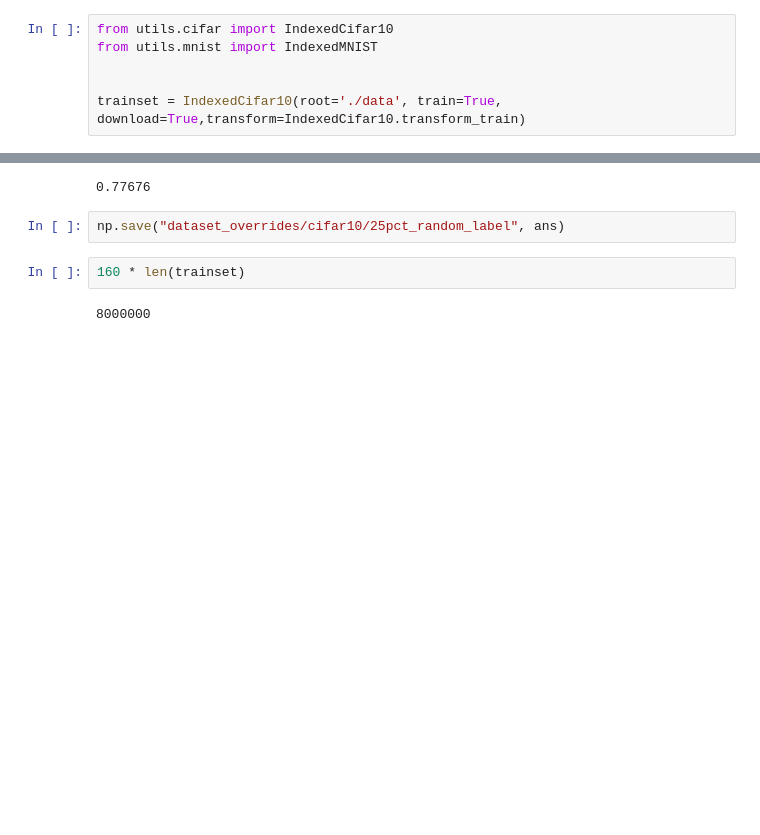
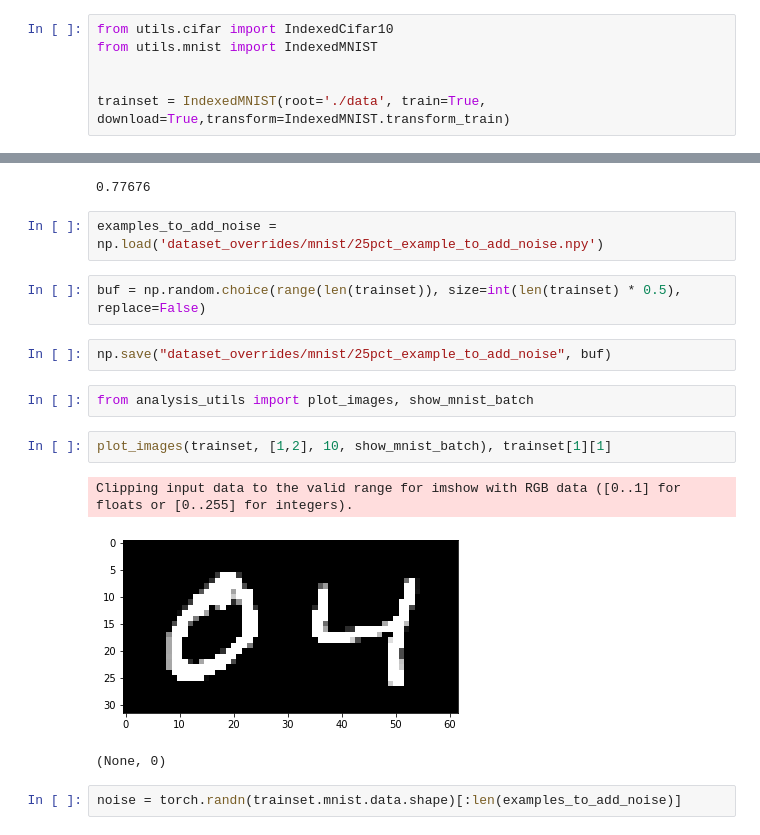
Before and after one commit to TengHu/TrainingDynamics, a Jupyter notebook: notebooks/SB.ipynb, the cells around one changed output, grey strips where cells are left out. Drawn from its saved outputs; the diff is of its cells as text; blank space fills up the shorter version.

```diff
--- a/notebooks/SB.ipynb
+++ b/notebooks/SB.ipynb
@@ -284,4 +284,4 @@ from utils.cifar import IndexedCifar10
 from utils.mnist import IndexedMNIST
 
 
-trainset = IndexedCifar10(root='./data', train=True, download=True,transform=IndexedCifar10.transform_train)
+trainset = IndexedMNIST(root='./data', train=True, download=True,transform=IndexedMNIST.transform_train)
@@ -294,9 +291,19 @@ ans = generate_random_labels(trainset, 0.25)
 np.mean([j[1] == ans[j[2]] for j in trainset])
 # %% [output]
 0.77676
+# %%
+examples_to_add_noise = np.load('dataset_overrides/mnist/25pct_example_to_add_noise.npy')
+# %%
+buf = np.random.choice(range(len(trainset)), size=int(len(trainset) * 0.5), replace=False)
 # %%
-np.save("dataset_overrides/cifar10/25pct_random_label", ans)
+np.save("dataset_overrides/mnist/25pct_example_to_add_noise", buf)
-# %%
-160 * len(trainset)
-# %% [output]
-8000000
+# %%
+from analysis_utils import plot_images, show_mnist_batch
+# %%
+plot_images(trainset, [1,2], 10, show_mnist_batch), trainset[1][1]
+# %% [output]
+Clipping input data to the valid range for imshow with RGB data ([0..1] for floats or [0..255] for integers).
+[figure, added]
+(None, 0)
+# %%
+noise = torch.randn(trainset.mnist.data.shape)[:len(examples_to_add_noise)]
```
Also changed, not shown: parts of 7 cells of this notebook, 3 other files.
